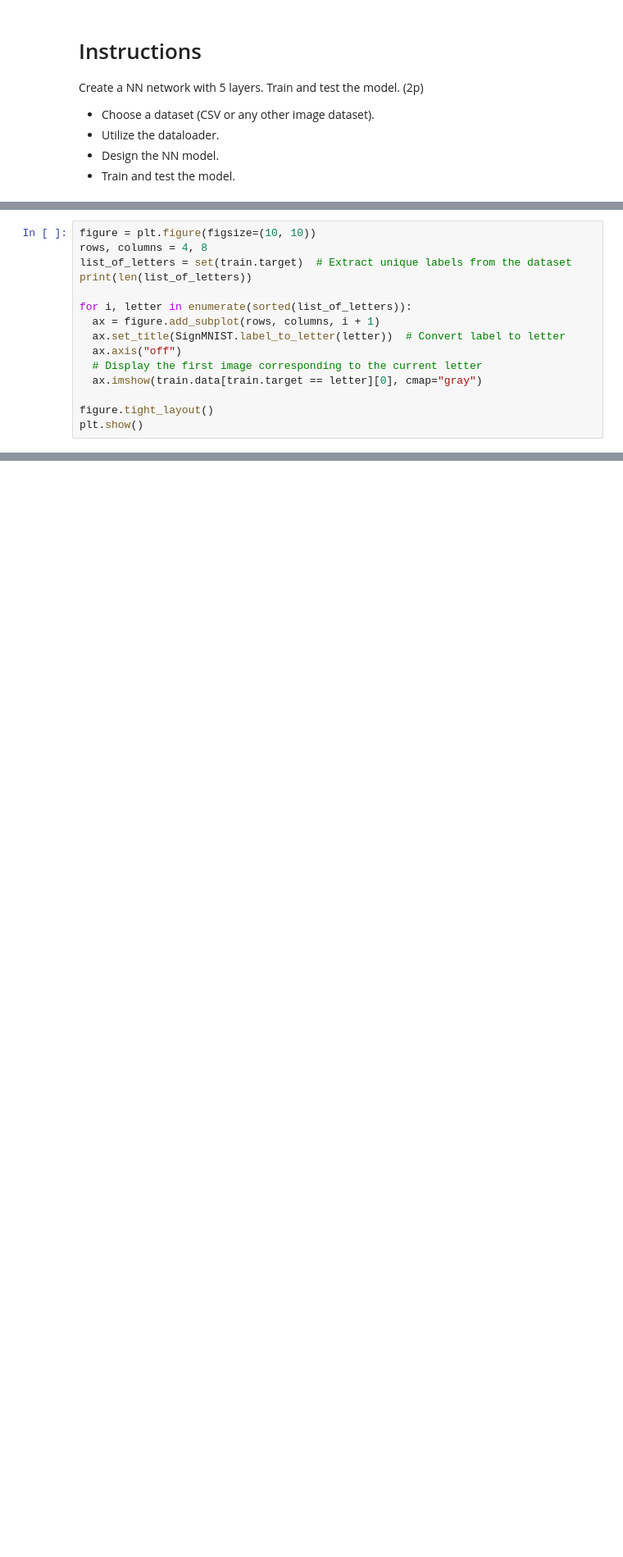
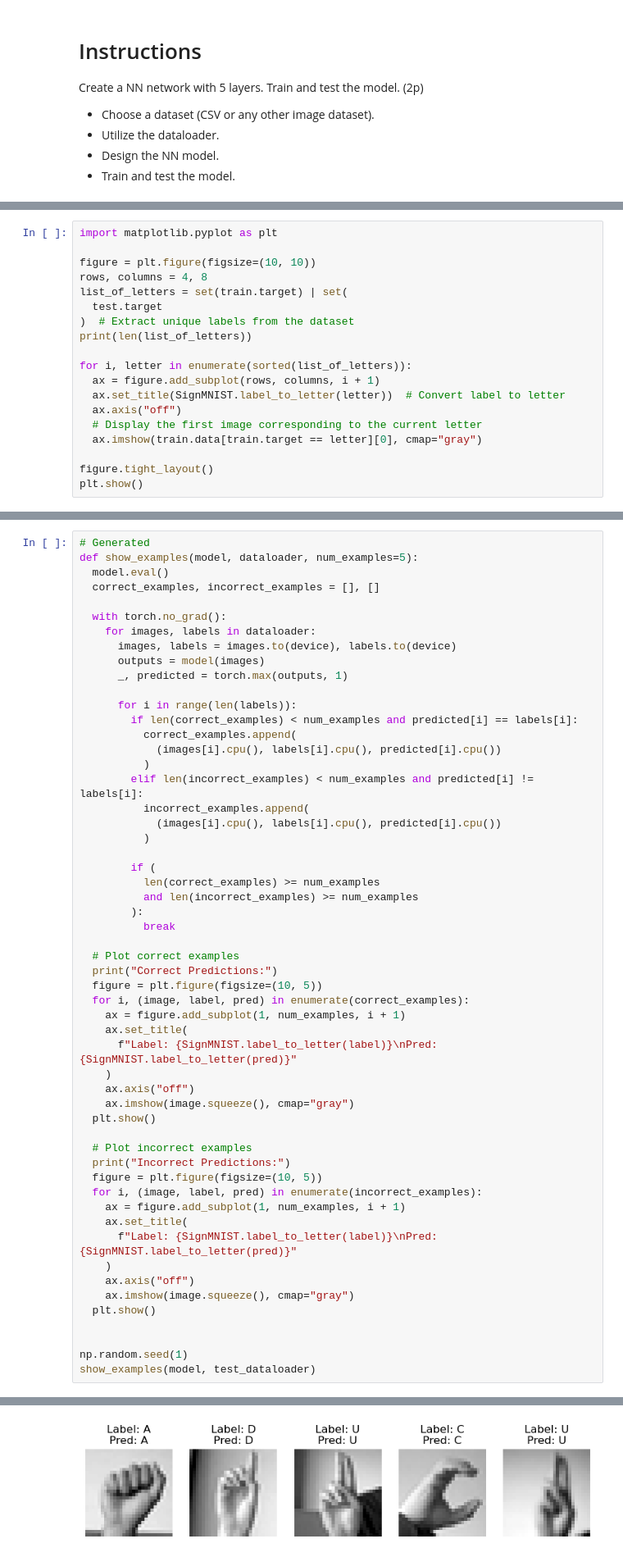
Before and after one commit to notPlancha/AML-homework, a Jupyter notebook: src/lab1.ipynb, the cells around one changed output, grey strips where cells are left out. Shown: that part at 82% size. Drawn from its saved outputs; the diff is of its cells as text; blank space fills up the shorter version.

```diff
--- a/src/lab1.ipynb
+++ b/src/lab1.ipynb
@@ -46,7 +91,11 @@ train
 # %%
+import matplotlib.pyplot as plt
+
 figure = plt.figure(figsize=(10, 10))
 rows, columns = 4, 8
-list_of_letters = set(train.target)  # Extract unique labels from the dataset
+list_of_letters = set(train.target) | set(
+  test.target
+)  # Extract unique labels from the dataset
 print(len(list_of_letters))
 
 for i, letter in enumerate(sorted(list_of_letters)):
@@ -63,0 +218,56 @@ plt.show()
+# %%
+# Generated
+def show_examples(model, dataloader, num_examples=5):
+  model.eval()
+  correct_examples, incorrect_examples = [], []
+
+  with torch.no_grad():
+    for images, labels in dataloader:
+      images, labels = images.to(device), labels.to(device)
+      outputs = model(images)
+      _, predicted = torch.max(outputs, 1)
+
+      for i in range(len(labels)):
+        if len(correct_examples) < num_examples and predicted[i] == labels[i]:
+          correct_examples.append(
+            (images[i].cpu(), labels[i].cpu(), predicted[i].cpu())
+          )
+        elif len(incorrect_examples) < num_examples and predicted[i] != labels[i]:
+          incorrect_examples.append(
+            (images[i].cpu(), labels[i].cpu(), predicted[i].cpu())
+          )
+
+        if (
+          len(correct_examples) >= num_examples
+          and len(incorrect_examples) >= num_examples
+        ):
+          break
+
+  # Plot correct examples
+  print("Correct Predictions:")
+  figure = plt.figure(figsize=(10, 5))
+  for i, (image, label, pred) in enumerate(correct_examples):
+    ax = figure.add_subplot(1, num_examples, i + 1)
+    ax.set_title(
+      f"Label: {SignMNIST.label_to_letter(label)}\nPred: {SignMNIST.label_to_letter(pred)}"
+    )
+    ax.axis("off")
+    ax.imshow(image.squeeze(), cmap="gray")
+  plt.show()
+
+  # Plot incorrect examples
+  print("Incorrect Predictions:")
+  figure = plt.figure(figsize=(10, 5))
+  for i, (image, label, pred) in enumerate(incorrect_examples):
+    ax = figure.add_subplot(1, num_examples, i + 1)
+    ax.set_title(
+      f"Label: {SignMNIST.label_to_letter(label)}\nPred: {SignMNIST.label_to_letter(pred)}"
+    )
+    ax.axis("off")
+    ax.imshow(image.squeeze(), cmap="gray")
+  plt.show()
+
+
+np.random.seed(1)
+show_examples(model, test_dataloader)
+# %% [output]
@@ -63,0 +275 @@ plt.show()
+[figure, added]
```
Also changed, not shown: parts of 7 cells of this notebook, 4 other files.
